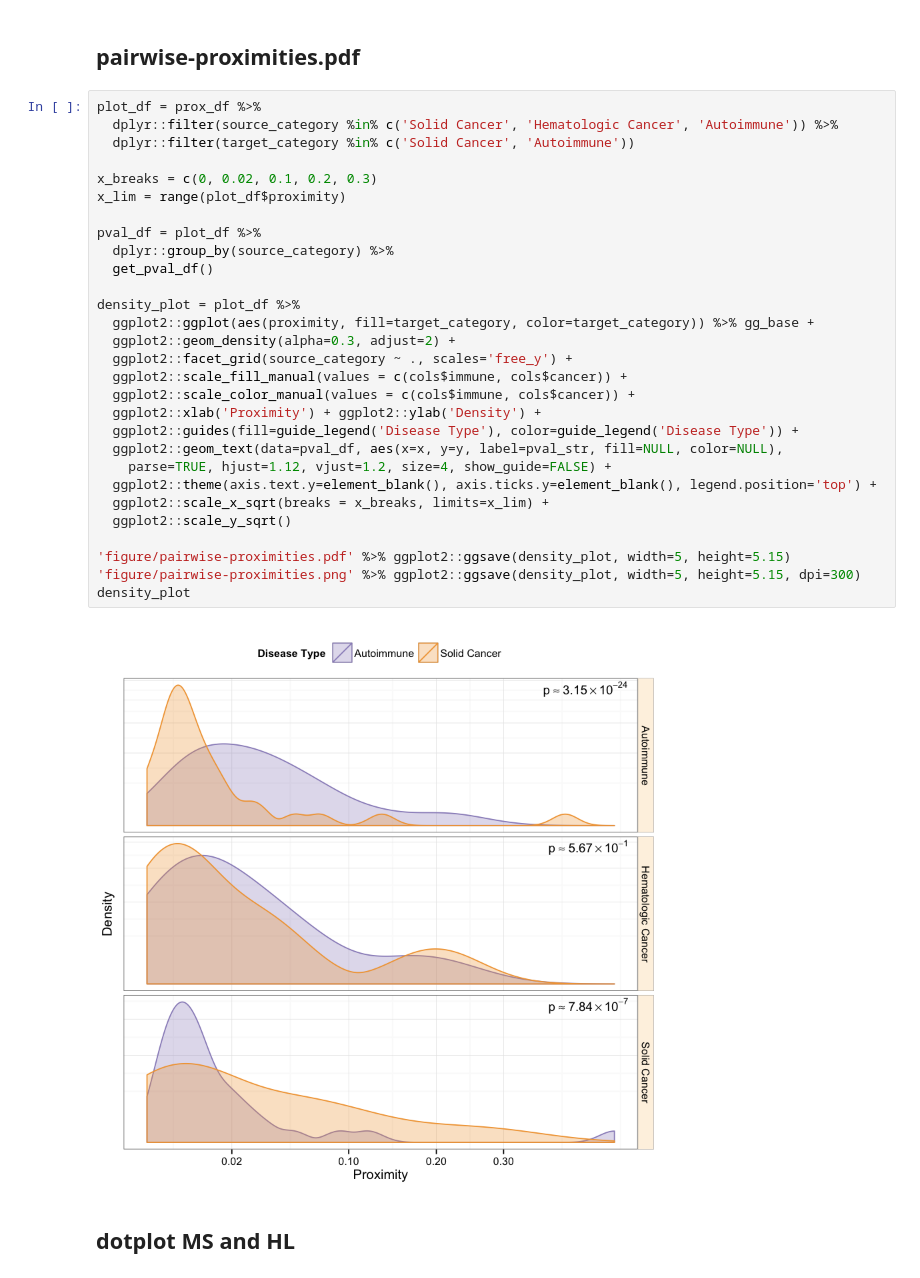
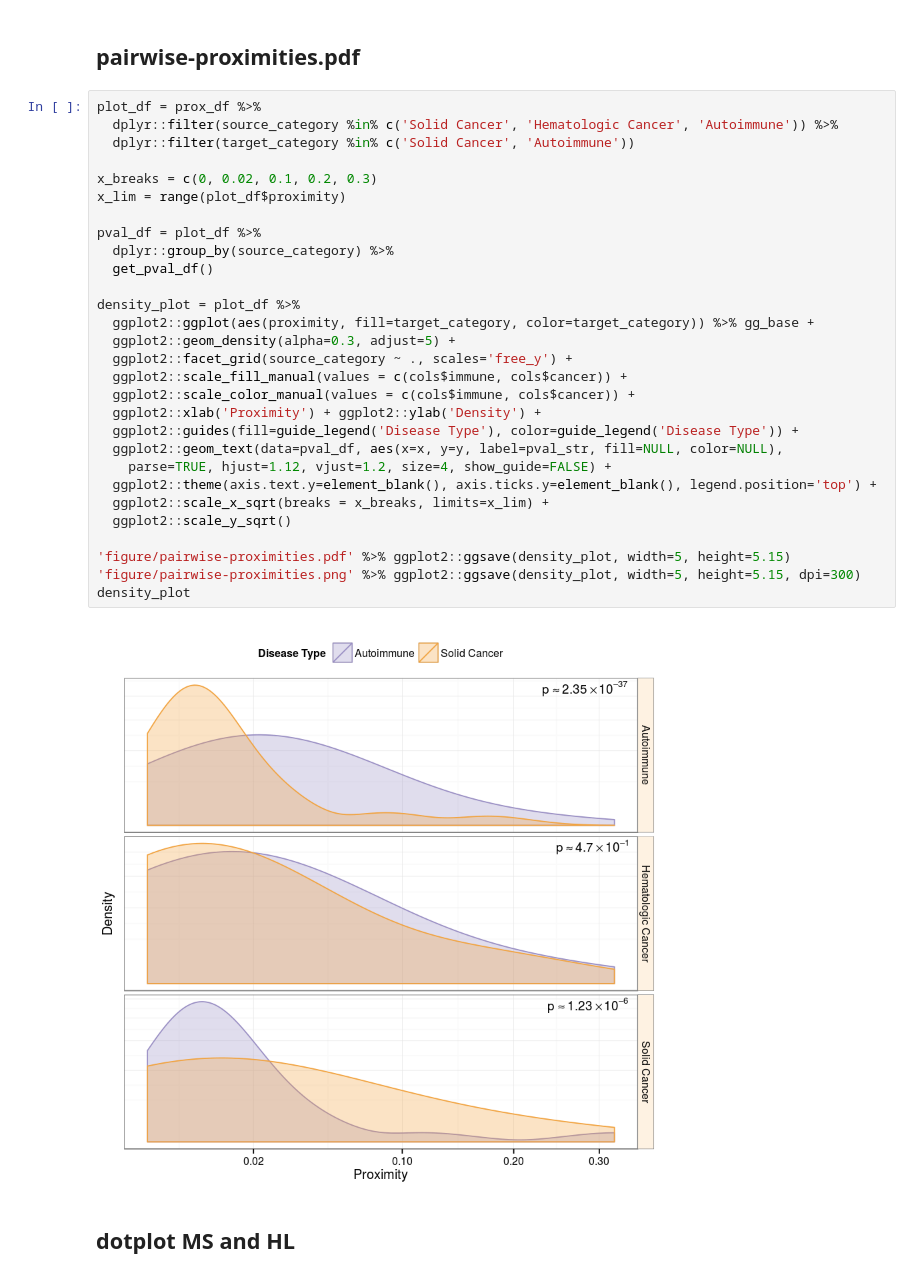
Before and after one commit to dhimmel/hodgkins, a Jupyter notebook: plotting.ipynb, the cells around one changed output. Cells and saved outputs as stored; diff of their text form.

Commit message:
Increase density plot bandwidth.

```diff
--- a/plotting.ipynb
+++ b/plotting.ipynb
@@ -67,34 +67,34 @@ prox_df %>% filter(source_category=='Hematologic Cancer') %>% distinct(source_na
 # %%
 plot_df = prox_df %>%
   dplyr::filter(source_category %in% c('Solid Cancer', 'Hematologic Cancer', 'Autoimmune')) %>%
   dplyr::filter(target_category %in% c('Solid Cancer', 'Autoimmune'))
 
 x_breaks = c(0, 0.02, 0.1, 0.2, 0.3)
 x_lim = range(plot_df$proximity)
 
 pval_df = plot_df %>%
   dplyr::group_by(source_category) %>%
   get_pval_df()
 
 density_plot = plot_df %>%
   ggplot2::ggplot(aes(proximity, fill=target_category, color=target_category)) %>% gg_base +
-  ggplot2::geom_density(alpha=0.3, adjust=2) +
+  ggplot2::geom_density(alpha=0.3, adjust=5) +
   ggplot2::facet_grid(source_category ~ ., scales='free_y') +
   ggplot2::scale_fill_manual(values = c(cols$immune, cols$cancer)) +
   ggplot2::scale_color_manual(values = c(cols$immune, cols$cancer)) +
   ggplot2::xlab('Proximity') + ggplot2::ylab('Density') +
   ggplot2::guides(fill=guide_legend('Disease Type'), color=guide_legend('Disease Type')) +
   ggplot2::geom_text(data=pval_df, aes(x=x, y=y, label=pval_str, fill=NULL, color=NULL),
     parse=TRUE, hjust=1.12, vjust=1.2, size=4, show_guide=FALSE) +
   ggplot2::theme(axis.text.y=element_blank(), axis.ticks.y=element_blank(), legend.position='top') +
   ggplot2::scale_x_sqrt(breaks = x_breaks, limits=x_lim) +
   ggplot2::scale_y_sqrt()
 
 'figure/pairwise-proximities.pdf' %>% ggplot2::ggsave(density_plot, width=5, height=5.15)
 'figure/pairwise-proximities.png' %>% ggplot2::ggsave(density_plot, width=5, height=5.15, dpi=300)
 density_plot
 # %% [output]
-[figure, old version]
+[figure, new version]
 # %% [markdown]
 ## dotplot MS and HL
 # %%
```
Also changed, not shown: 2 other files.
